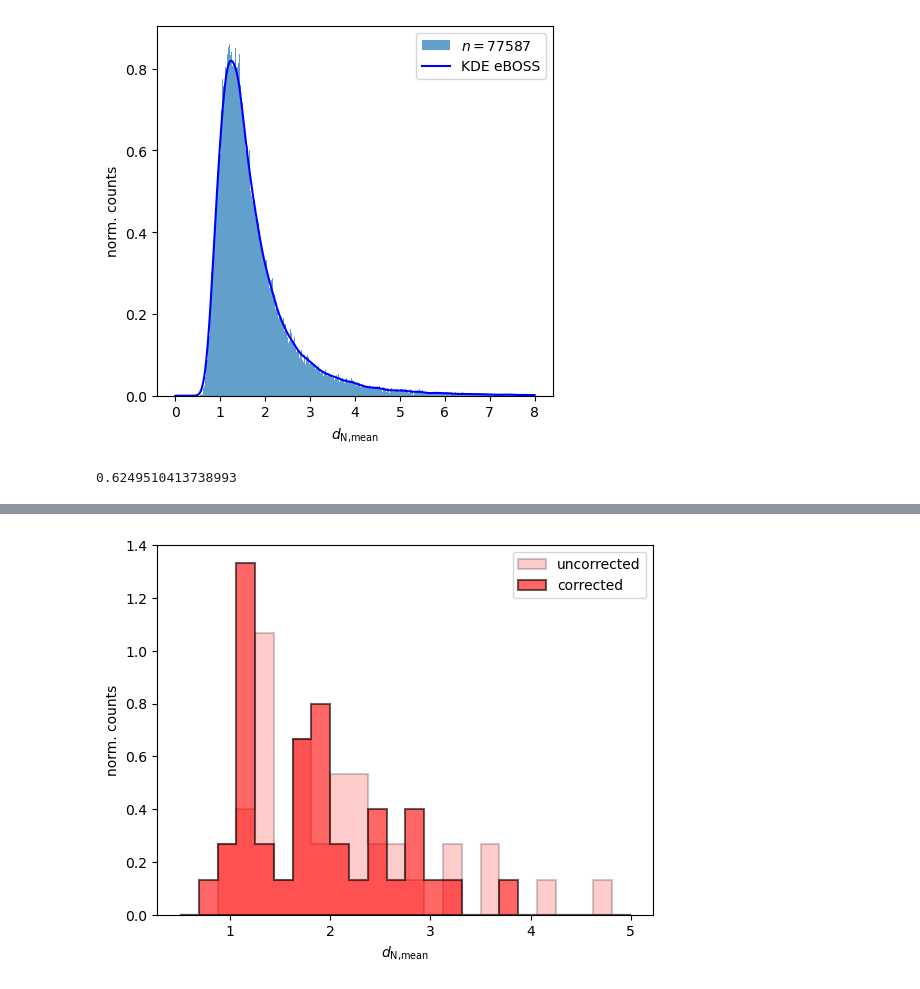
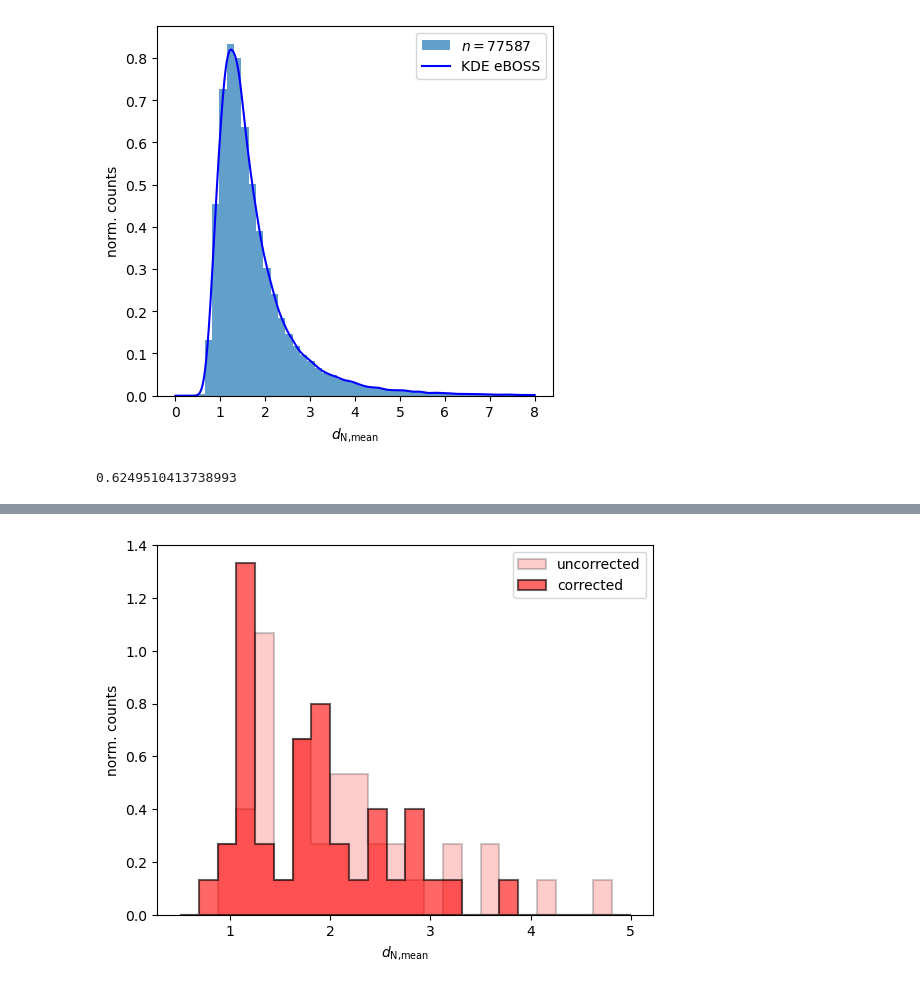
Before and after one commit to bartiosz/qso_nn, a Jupyter notebook: nn_statistics_v2.ipynb, the cells around one changed output, grey strips where cells are left out. Cells and saved outputs as stored; diff of their text form; code cells hidden in the pictures.

```diff
--- a/nn_statistics_v2.ipynb
+++ b/nn_statistics_v2.ipynb
@@ -49,7 +49,7 @@ d_means = [np.mean([float(j) for j in nn]) for nn in nn_Ds]
 sort_index = np.argsort(d_means)
 idx_sorted = nn_id[sort_index]
 dmean_sorted = np.sort(d_means)
-dmean_sorted = dmean_sorted[:-200]
+dmean_sorted = dmean_sorted[:-200]       # Exclude 'weird' quasars (BAL, red,...)
 
 
 # high z spectra
@@ -78,42 +78,42 @@ hdmean_sorted = np.sort(hd_means)
 # p_sorted = np.array(sorted(p,reverse=True))
 
 # plot histogram
-bins = np.linspace(0, 8, 500)
+bins = np.linspace(0, 8, 50)
 fig, ax = plt.subplots()
 fig.set_figwidth(5.1)
 ax.hist(dmean_sorted,bins,density=True,alpha=0.7,color='tab:blue',label='$n={}$'.format(len(dmean_sorted)))
 #cnts, values, bars =ax.hist(hd_means,bins,density=True,alpha=0.7,edgecolor='grey',label='$n={}$'.format(len(hdmean_sorted)))
 
 # # # Define the colormap and normalization
 # # cmap = plt.cm.Reds
 # # norm = plt.Normalize(vmin=min(p_sorted), vmax=max(p_sorted))
 
 # # for i, (cnt, c, bar) in enumerate(zip(cnts, p_sorted, bars)):
 # #     bar.set_facecolor(cmap(norm(c)))
 
 # # # Add a colorbar
 # # sm = plt.cm.ScalarMappable(cmap=cmap, norm=norm)
 # # sm.set_array([])  # Dummy array for colorbar
 # # cbar = plt.colorbar(sm, ax=ax)
 # # cbar.set_label(r'$P_\text{eBOSS}$')
 
 plt.xlabel(r'$d_\text{N,mean}$')
 plt.ylabel('norm. counts')
 
 
 # Kernel Density Estimation
 # eBOSS
 kernel = gaussian_kde(dmean_sorted, bw_method=0.05)
-y = kernel.pdf(bins)
-plt.plot(bins,y,color='blue',label='KDE eBOSS')
+y = kernel.pdf(np.linspace(0,8,500))
+plt.plot(np.linspace(0,8,500),y,color='blue',label='KDE eBOSS')
 
 plt.legend()
-#plt.savefig('plots/distr_eboss_highz_eg.pdf',format='pdf')
+# plt.savefig('plots/distr_eboss_highz_eg.pdf',format='pdf',bbox_inches='tight')
 plt.show()
 
 kernel.integrate_box_1d(1,2)
 # %% [output]
-[figure, old version]
+[figure, new version]
 0.6249510413738993
 # %%
 meta_data = np.loadtxt(hpath + 'meta_data_v2.txt', dtype='str')
```
Also changed, not shown: parts of 7 cells of this notebook.
